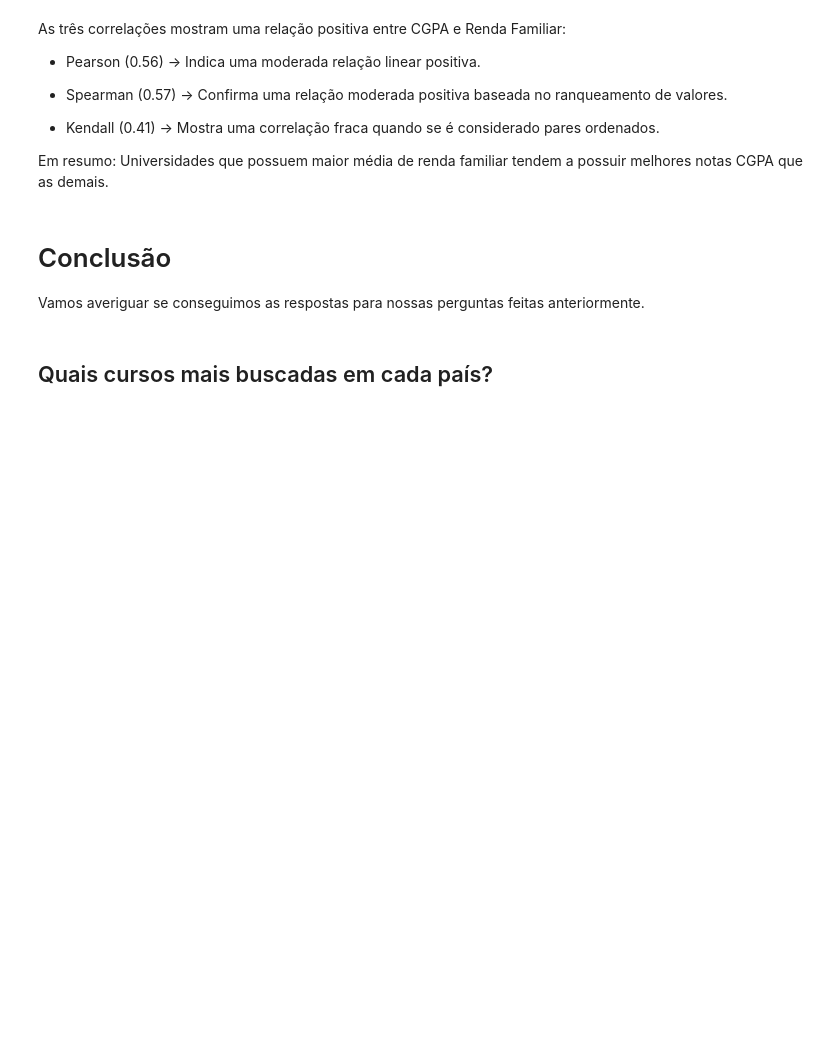
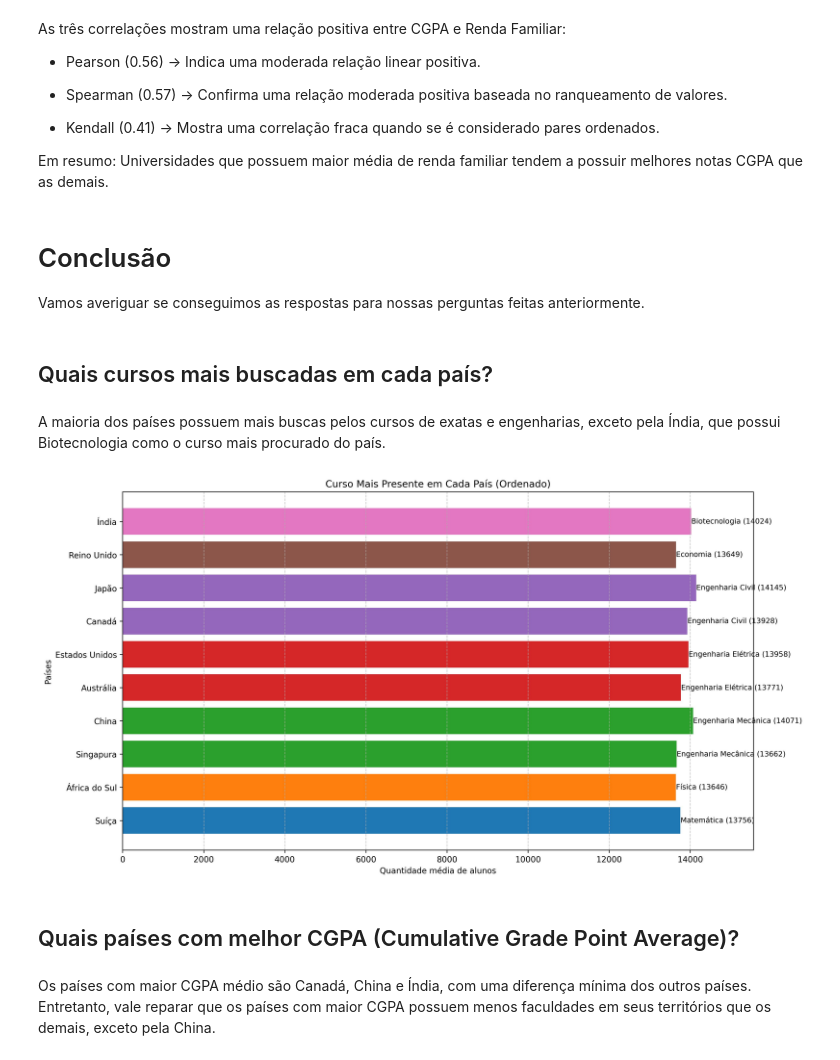
Before and after one commit to BruninSouza/Analise-Faculdades-Globais, a Jupyter notebook: analise.ipynb, the cells around one changed output. Drawn from its saved outputs; the diff is of its cells as text; code cells hidden in the pictures; blank space fills up the shorter version.

```diff
--- a/analise.ipynb
+++ b/analise.ipynb
@@ -883,3 +910,15 @@ Em resumo: Universidades que possuem maior média de renda familiar tendem a pos
 Vamos averiguar se conseguimos as respostas para nossas perguntas feitas anteriormente.
 # %% [markdown]
 ## Quais cursos mais buscadas em cada país?
+# %% [markdown]
+A maioria dos países possuem mais buscas pelos cursos de exatas e engenharias, exceto pela Índia, que possui Biotecnologia como o curso mais procurado do país.
+# %%
+current_dir = os.getcwd()
+image_path = os.path.join(current_dir, 'graficos', 'curso-maior-qtd-media-aluno-pais.jpeg')
+display(Image(filename=image_path))
+# %% [output]
+[figure, added]
+# %% [markdown]
+## Quais países com melhor CGPA (Cumulative Grade Point Average)?
+# %% [markdown]
+Os países com maior CGPA médio são Canadá, China e Índia, com uma diferença mínima dos outros países. Entretanto, vale reparar que os países com maior CGPA possuem menos faculdades em seus territórios que os demais, exceto pela China.
```
Also changed, not shown: parts of 22 cells of this notebook.
